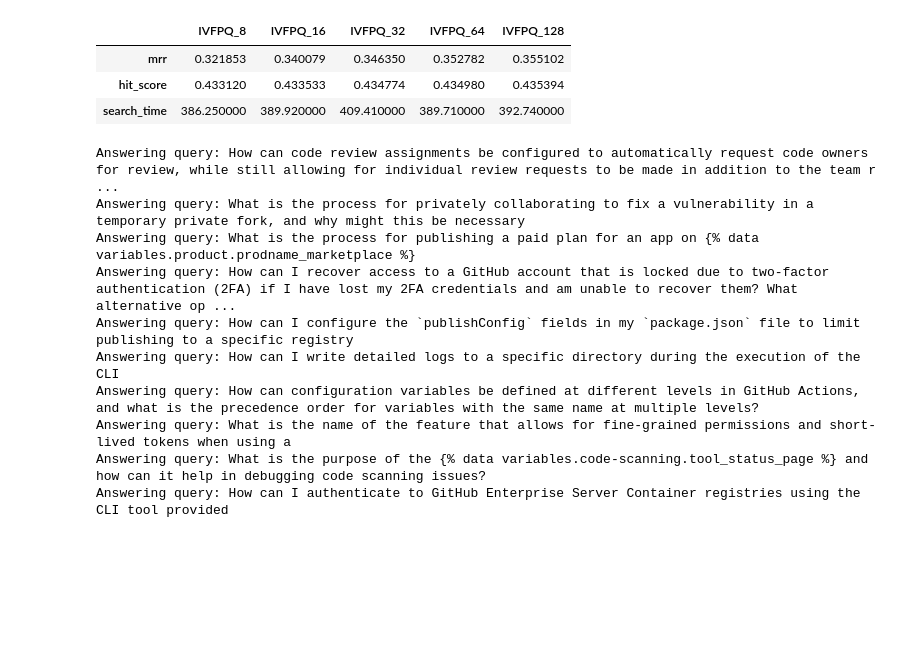
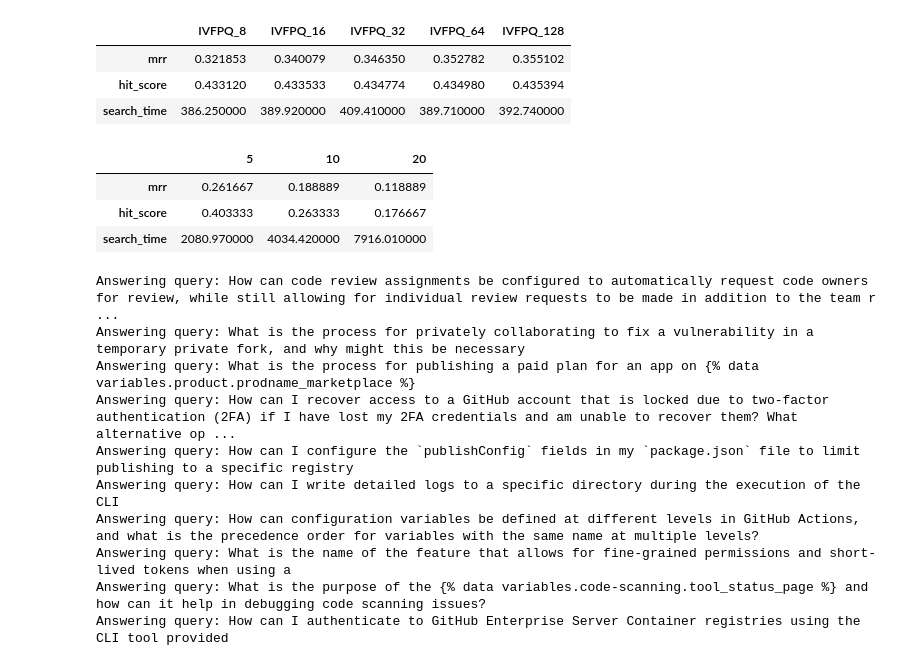
Before and after one commit to jeremdesno/RAG_chatbot, a Jupyter notebook: scripts/rag_evaluation.ipynb, the cells around one changed output. Saved outputs shown, nothing was run; the diff lists cells and outputs as text; code cells hidden in the pictures; blank space fills up the shorter version.

```diff
--- a/scripts/rag_evaluation.ipynb
+++ b/scripts/rag_evaluation.ipynb
@@ -260,9 +272,8 @@ model_L6_v2 = SentenceTransformer('sentence-transformers/all-MiniLM-L6-v2')
 model_mpnet =  SentenceTransformer('sentence-transformers/all-mpnet-base-v2')
 
 cross_encoder = CrossEncoder('cross-encoder/ms-marco-MiniLM-L-6-v2', max_length=512)
+reranker = FlagReranker('BAAI/bge-reranker-base', use_fp16=True)
 
 dataset_manager = QADatasetManager()
-df = pd.read_csv("../data/documents.csv")
-data = df['content'].to_list()
-nodes = dataset_manager.parse_documents(texts=data,chunk_size=2048)
+nodes = dataset_manager.load_nodes('../data/nodes.json')
 # %% [output]
@@ -287,9 +298,9 @@ len(questions)
 # %% [output]
 4837
 # %%
-rag_chain = rag_manager(nodes=nodes, client=InferenceClient(token=hugging_face_api_key))
+rag_chain = rag_manager(nodes=nodes, client=inference)
 # %%
-index_flatIP = rag_chain.load_index('../data/indexes/index_flatIP_L6_V2')
+index_flatIP = rag_chain.load_index('../data/indexes/L6_V2_index_flatIP')
 # %% [output]
 Successfuly loaded index from ../data/indexes/index_flatIP_L6_V2
 # %%
@@ -315,7 +326,7 @@ pd.DataFrame(scores)
 | hit_score | 0.399421 | 0.559438 | 0.625388 | 0.703742 | 0.764523 |
 | search_time | 80.470000 | 74.410000 | 75.150000 | 75.190000 | 77.900000 |
 # %%
-index_flatIP_mpnet = rag_chain.load_index('../data/indexes/index_flatIP_mpnet')
+index_flatIP_mpnet = rag_chain.load_index('../data/indexes/mpnet_index_flatIP')
 # %% [output]
 Successfuly loaded index from ../data/indexes/index_flatIP_mpnet
 # %%
@@ -449,6 +460,32 @@ rd.shuffle(q_ids)
 questions = np.array(questions)[q_ids][:300].tolist()
 ground_truths = np.array(ground_truths)[q_ids][:300].tolist()
 relevant_docs = np.array(relevant_docs)[q_ids][:300].tolist()
+# %%
+# Evaluating MiniLM-L6-v2 FlatIP indexes with BAAI reranker  while varying the number of contexts retreived
+k_range = [5,10,20]
+scores= {}
+for k in k_range :
+    contexts, contexts_ids, search_time = rag_chain.retrieve_context(index=index_flatIP,
+                                                                 embedding_model=model_L6_v2,
+                                                                 queries=questions,
+                                                                 reranker=reranker,
+                                                                 k=k,
+                                                                 k_after_rerank=3)
+    data = {
+        "questions": questions,
+        "contexts": contexts,
+        "contexts_ids": contexts_ids,
+        "relevant_docs": relevant_docs
+    }
+    scores_k = rag_chain.evaluate_rag(metrics=['mrr', 'hit'], data = data)
+    scores_k['search_time'] = search_time
+    scores[k] = scores_k
+pd.DataFrame(scores)
+# %% [output]
+|  | 5 | 10 | 20 |
+| mrr | 0.261667 | 0.188889 | 0.118889 |
+| hit_score | 0.403333 | 0.263333 | 0.176667 |
+| search_time | 2080.970000 | 4034.420000 | 7916.010000 |
 # %%
 k_range = [1,3,5]
 scores = {}
```
Also changed, not shown: parts of 11 cells of this notebook, 5 other files.
